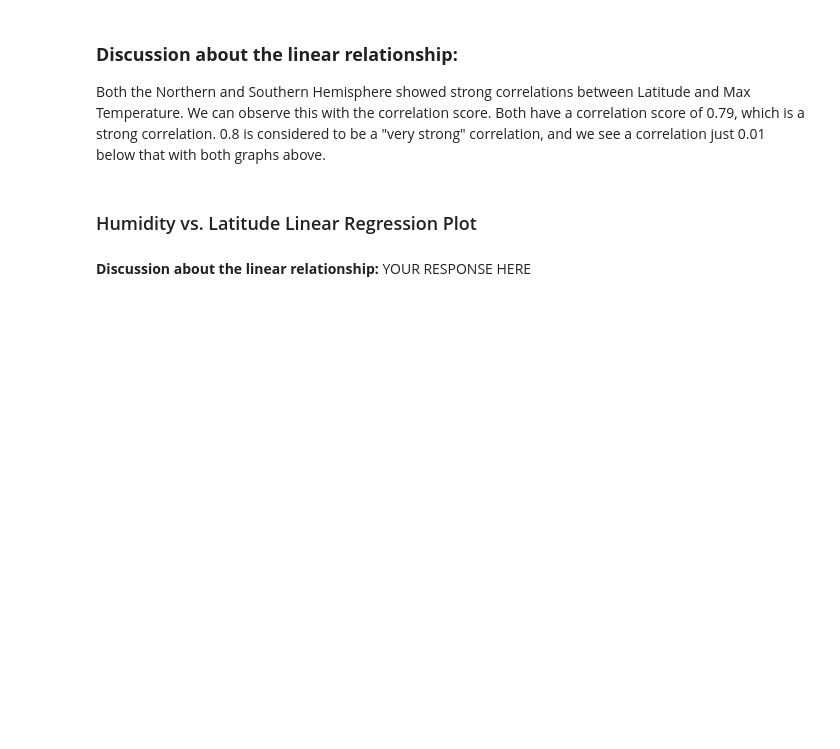
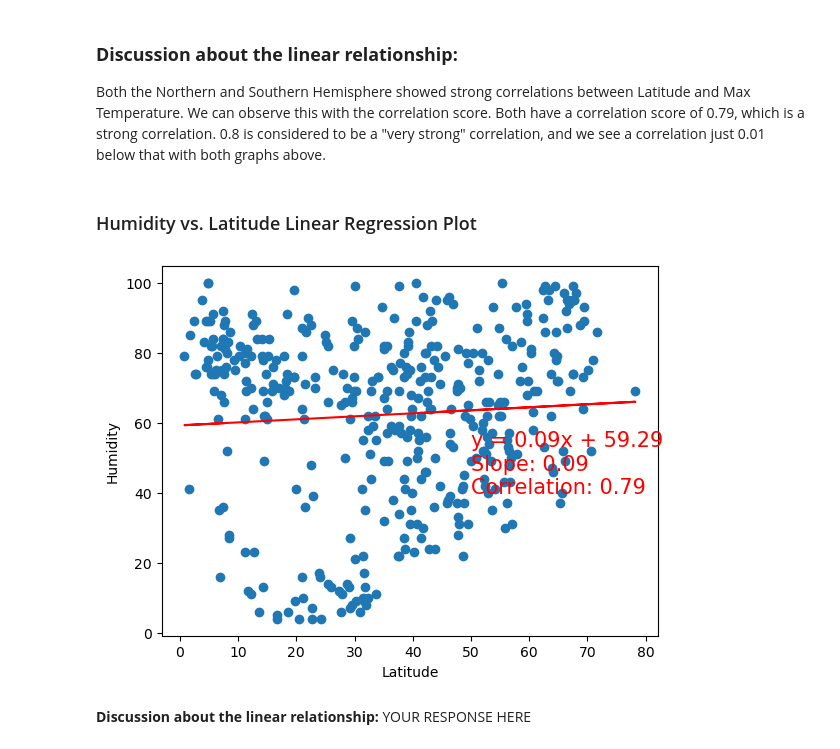
Before and after one commit to TylerWalje/python-api-challenge, a Jupyter notebook: WeatherPy/python_api_code/WeatherPy.ipynb, the cells around one changed output. Cells and saved outputs as stored; diff of their text form; code cells hidden in the pictures; blank space fills up the shorter version.

Commit message:
first scatter humidity

```diff
--- a/WeatherPy/python_api_code/WeatherPy.ipynb
+++ b/WeatherPy/python_api_code/WeatherPy.ipynb
@@ -360,3 +357,22 @@ Both the Northern and Southern Hemisphere showed strong correlations between Lat
+# %%
+# Northern Hemisphere
+x_values = northern_hemi_df['Lat']
+y_values = northern_hemi_df['Humidity']
+
+slope, intercept, regress_values, line_eq = plot_linear_regression(
+    x_values, y_values, 'Humidity vs. Latitude', 'Humidity', (50, 40))
+
+# scatter plot
+correlation1 = np.corrcoef(x_values, y_values)[0, 1]
+plt.scatter(x_values, y_values)
+plt.plot(x_values, regress_values, "r-")
+plt.annotate(line_eq + f'\nSlope: {slope:.2f}\nCorrelation: {correlation:.2f}',
+             (50, 40), fontsize=15, color="red")
+plt.xlabel('Latitude')
+plt.ylabel('Humidity')
+plt.show()
+# %% [output]
+[figure, added]
 # %%
 # Southern Hemisphere
 # YOUR CODE HERE
```
Also changed, not shown: parts of 1 cell of this notebook.
